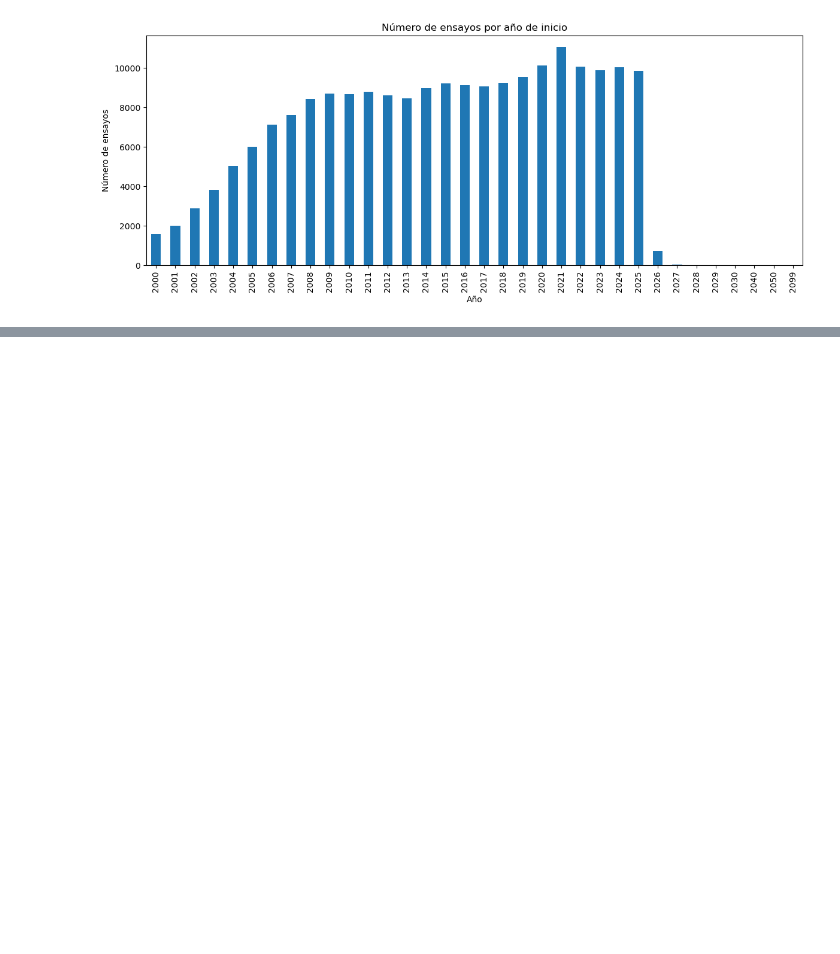
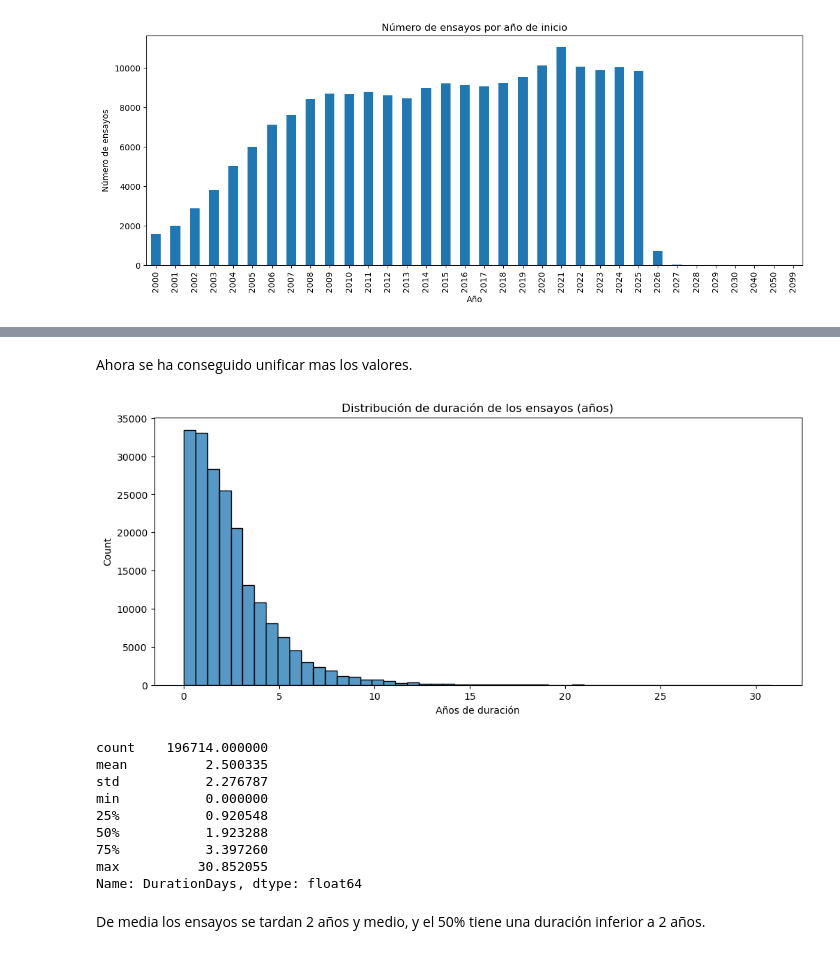
Before and after one commit to miks95/tfm_clinicaltrials, a Jupyter notebook: notebooks/01_eda_clinicaltrials.ipynb, the cells around one changed output, grey strips where cells are left out. Drawn from its saved outputs; the diff is of its cells as text; code cells hidden in the pictures; blank space fills up the shorter version.

```diff
--- a/notebooks/01_eda_clinicaltrials.ipynb
+++ b/notebooks/01_eda_clinicaltrials.ipynb
@@ -170,0 +272,29 @@ if "StartDate" in df.columns:
+# %% [markdown]
+Ahora se ha conseguido unificar mas los valores.
+# %%
+# Duración del ensayo en años
+
+df["DurationDays"] = (df["PrimaryCompletionDate"] - df["StartDate"]).dt.days
+
+plt.figure(figsize=(12,5))
+# Calculamos en años
+sns.histplot(df["DurationDays"].dropna()/365, bins=50)
+plt.title("Distribución de duración de los ensayos (años)")
+plt.xlabel("Años de duración")
+plt.savefig(FIGURES_DIR / "distribucion_duración.png", dpi=300, bbox_inches="tight")
+plt.show()
+
+(df["DurationDays"]/365).describe()
+# %% [output]
+[figure, added]
+count    196714.000000
+mean          2.500335
+std           2.276787
+min           0.000000
+25%           0.920548
+50%           1.923288
+75%           3.397260
+max          30.852055
+Name: DurationDays, dtype: float64
+# %% [markdown]
+De media los ensayos se tardan 2 años y medio, y el 50% tiene una duración inferior a 2 años.
```
Also changed, not shown: parts of 21 cells of this notebook, 12 other files.
